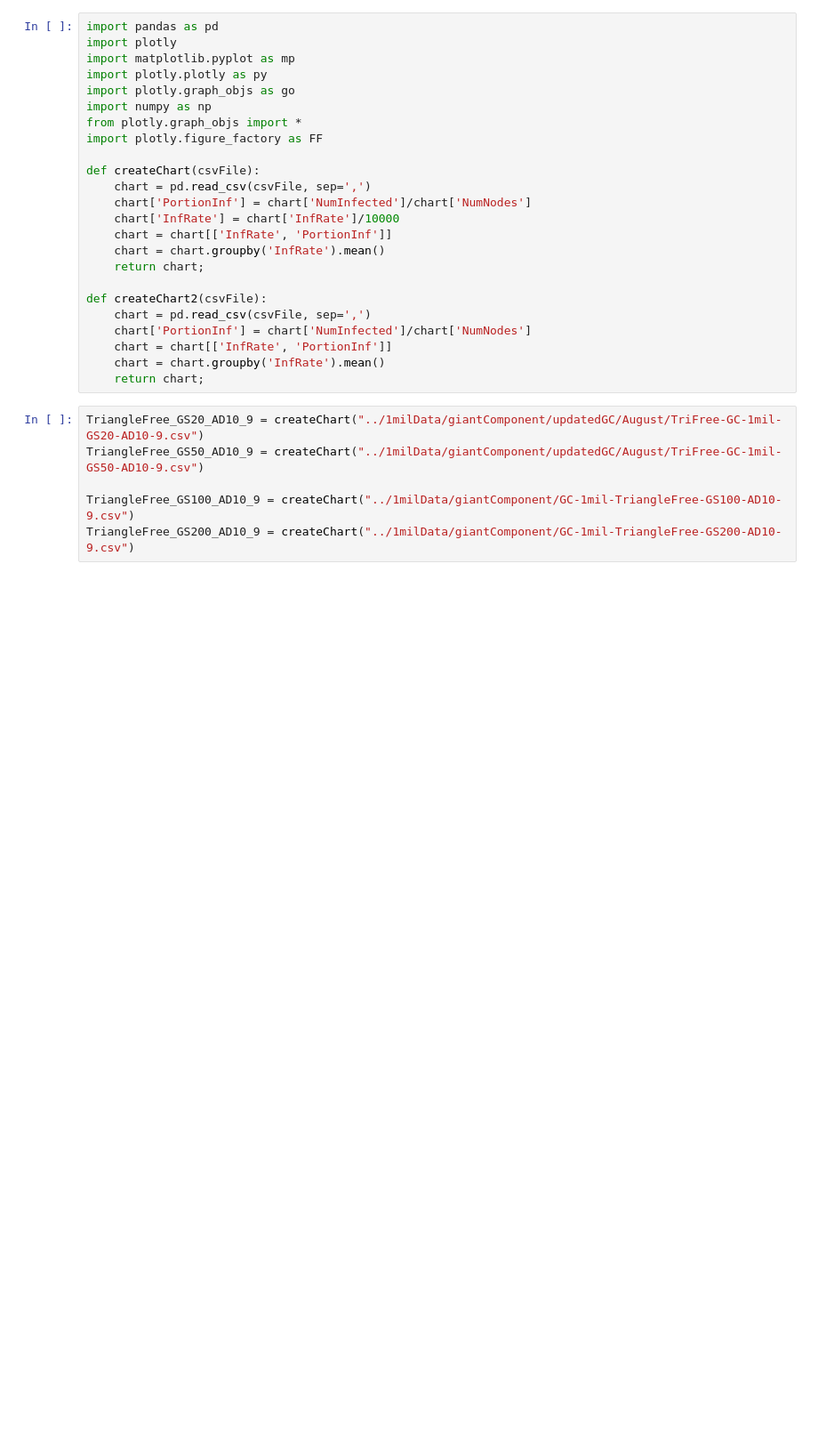
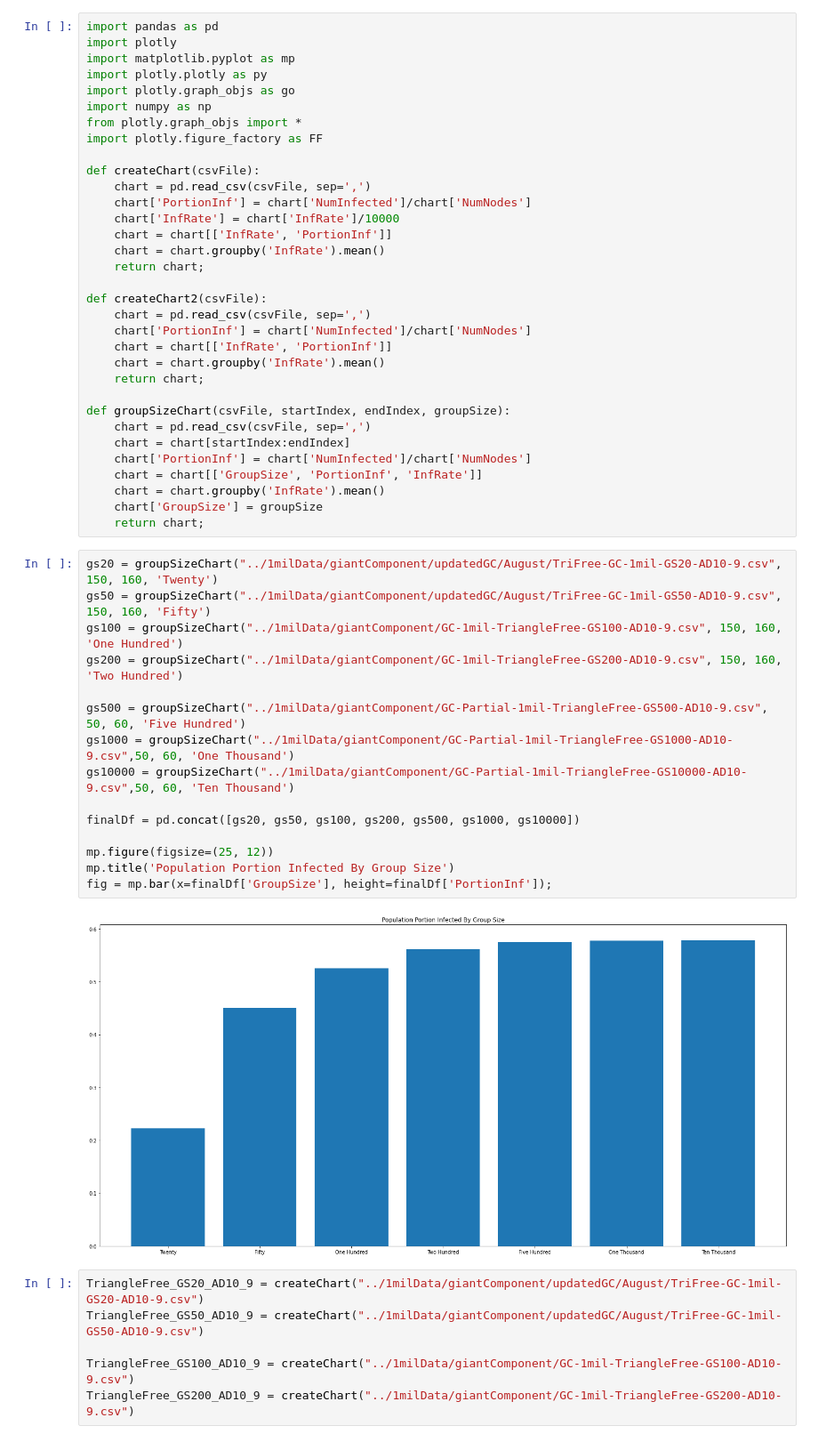
Before and after one commit to NatalieEO/SIR-Newman-Graph-Experiments, a Jupyter notebook: TrialData/BigGraphExperiments/Triangle Free, Giant Component, Varying Group Size.ipynb, the cells around one changed output. Shown at 89% size. Drawn from its saved outputs; the diff is of its cells as text; blank space fills up the shorter version.

```diff
--- a/TrialData/BigGraphExperiments/Triangle Free, Giant Component, Varying Group Size.ipynb
+++ b/TrialData/BigGraphExperiments/Triangle Free, Giant Component, Varying Group Size.ipynb
@@ -22,6 +22,32 @@ def createChart2(csvFile):
     chart = chart[['InfRate', 'PortionInf']]
     chart = chart.groupby('InfRate').mean()
     return chart;
+
+def groupSizeChart(csvFile, startIndex, endIndex, groupSize):
+    chart = pd.read_csv(csvFile, sep=',')
+    chart = chart[startIndex:endIndex]
+    chart['PortionInf'] = chart['NumInfected']/chart['NumNodes']
+    chart = chart[['GroupSize', 'PortionInf', 'InfRate']]
+    chart = chart.groupby('InfRate').mean()
+    chart['GroupSize'] = groupSize
+    return chart;
+# %%
+gs20 = groupSizeChart("../1milData/giantComponent/updatedGC/August/TriFree-GC-1mil-GS20-AD10-9.csv", 150, 160, 'Twenty')
+gs50 = groupSizeChart("../1milData/giantComponent/updatedGC/August/TriFree-GC-1mil-GS50-AD10-9.csv", 150, 160, 'Fifty')
+gs100 = groupSizeChart("../1milData/giantComponent/GC-1mil-TriangleFree-GS100-AD10-9.csv", 150, 160, 'One Hundred')
+gs200 = groupSizeChart("../1milData/giantComponent/GC-1mil-TriangleFree-GS200-AD10-9.csv", 150, 160, 'Two Hundred')
+
+gs500 = groupSizeChart("../1milData/giantComponent/GC-Partial-1mil-TriangleFree-GS500-AD10-9.csv", 50, 60, 'Five Hundred')
+gs1000 = groupSizeChart("../1milData/giantComponent/GC-Partial-1mil-TriangleFree-GS1000-AD10-9.csv",50, 60, 'One Thousand')
+gs10000 = groupSizeChart("../1milData/giantComponent/GC-Partial-1mil-TriangleFree-GS10000-AD10-9.csv",50, 60, 'Ten Thousand')
+
+finalDf = pd.concat([gs20, gs50, gs100, gs200, gs500, gs1000, gs10000])
+
+mp.figure(figsize=(25, 12))
+mp.title('Population Portion Infected By Group Size')
+fig = mp.bar(x=finalDf['GroupSize'], height=finalDf['PortionInf']);
+# %% [output]
+[figure, added]
 # %%
 TriangleFree_GS20_AD10_9 = createChart("../1milData/giantComponent/updatedGC/August/TriFree-GC-1mil-GS20-AD10-9.csv")
 TriangleFree_GS50_AD10_9 = createChart("../1milData/giantComponent/updatedGC/August/TriFree-GC-1mil-GS50-AD10-9.csv")
```
Also changed, not shown: parts of 2 cells of this notebook.
